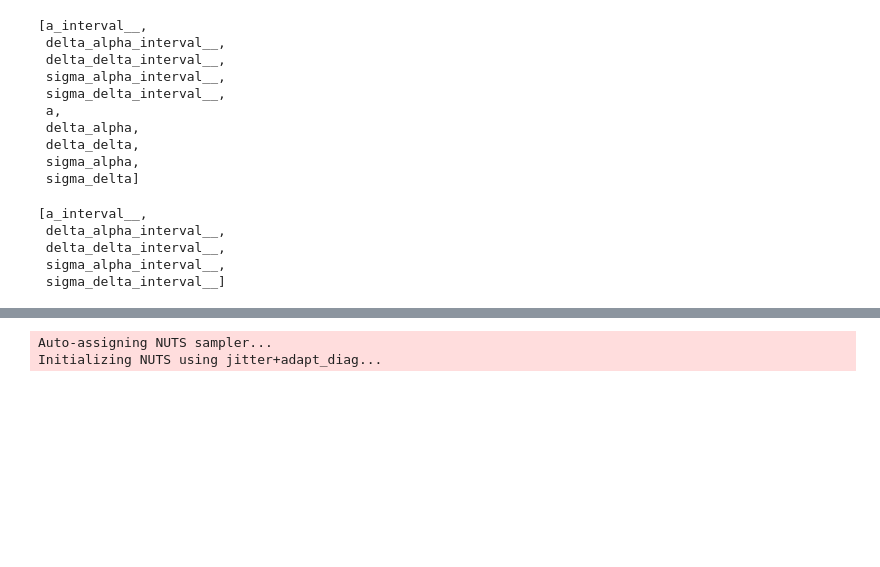
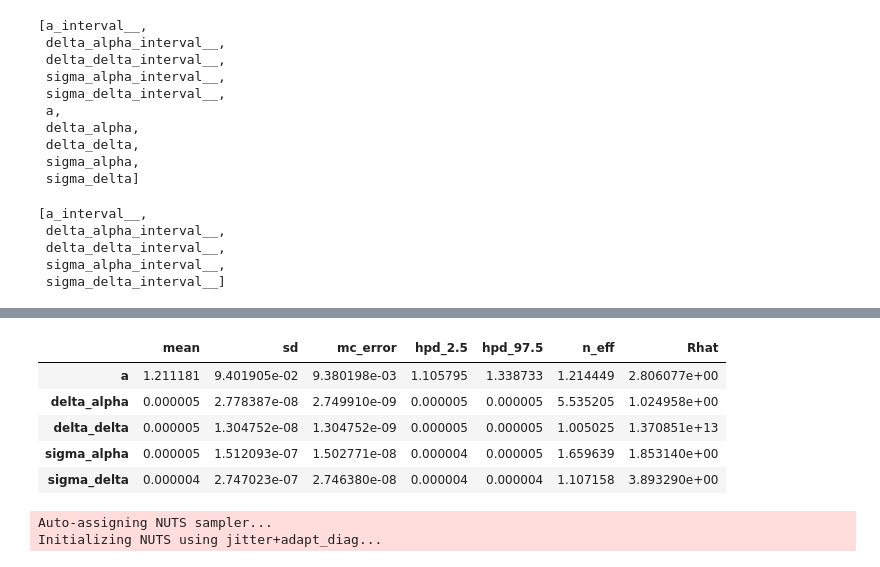
Before and after one commit to iancze/million-points-of-light, a Jupyter notebook: notebooks/Vis2DPyMC3.ipynb, the cells around one changed output, grey strips where cells are left out. Saved outputs shown, nothing was run; the diff lists cells and outputs as text; code cells hidden in the pictures; blank space fills up the shorter version.

```diff
--- a/notebooks/Vis2DPyMC3.ipynb
+++ b/notebooks/Vis2DPyMC3.ipynb
@@ -139,22 +139,17 @@ C_real, C_imag = gridding.calc_matrices(data_points, u_coords, v_coords)
 # %% [markdown]
 # Sampling in PyMC3
 # %%
+# NOTE that these must be `fftshifted` already.
+# add an extra dimension for the later packing into the rfft
+alpha = XX[np.newaxis,:]
+dalpha = np.abs(alpha[0,0,1] - alpha[0,0,0])
+delta = YY[np.newaxis,:]
+ddelta = np.abs(delta[0,1,0] - delta[0,0,0])
+
+real_data = np.real(data_values)
+imag_data = np.imag(data_values)
+
 with pm.Model() as model:
-
-    # create input grid as a shared variable
-    # NOTE that these must be `fftshifted` already.
-    # add an extra dimension for the later packing into the rfft
-    alpha = theano.shared(XX[np.newaxis,:])
-    dalpha = abs(alpha[0,0,1] - alpha[0,0,0])
-    delta = theano.shared(YY[np.newaxis,:])
-    ddelta = abs(delta[0,1,0] - delta[0,0,0])
-
-    # 2) store the image premultiply matrix as a shared variable
-    corrfun = theano.shared(corrfun_mat)
-
-    # 3) store the CSC matrices that interpolate the RFFT grid
-    C_real_sparse = theano.sparse.CSC(C_real.data, C_real.indices, C_real.indptr, C_real.shape)
-    C_imag_sparse = theano.sparse.CSC(C_imag.data, C_imag.indices, C_imag.indptr, C_imag.shape)
 
     # Define the PyMC3 model parameters, which are just for the image plane model
     a = pm.Uniform("a", lower=0.0, upper=10.0)
@@ -162,7 +157,6 @@ with pm.Model() as model:
     delta_delta = pm.Uniform("delta_delta", lower=-1*arcsec, upper=2*arcsec)
     sigma_alpha = pm.Uniform("sigma_alpha", lower=0.5*arcsec, upper=1.5*arcsec)
     sigma_delta = pm.Uniform("sigma_delta", lower=0.5*arcsec, upper=1.5*arcsec)
-
 
     # Calculate the sky-plane model
     I = a * tt.exp(-(alpha - delta_alpha)**2/(2 * sigma_alpha**2) - (delta - delta_delta)**2/(2 * sigma_delta**2))
@@ -181,13 +175,13 @@ with pm.Model() as model:
     vis_imag = rfft[0, :, :, 1].flatten() # imaginary values
 
     # interpolate the RFFT to the baselines by a sparse matrix multiply
-    interp_real = theano.sparse.dot(C_real_sparse, vis_real)
-    interp_imag = theano.sparse.dot(C_imag_sparse, vis_imag)
+    interp_real = theano.sparse.dot(C_real, vis_real)
+    interp_imag = theano.sparse.dot(C_imag, vis_imag)
 
     real_print = tt.printing.Print('interp_real')(interp_real)
     imag_print = tt.printing.Print('interp_imag')(interp_imag)
 
     # condition on the real and imaginary observations
-    pm.Normal("obs_real", mu=interp_real, sd=noise, observed=np.real(data_values))
-    pm.Normal("obs_imag", mu=interp_imag, sd=noise, observed=np.imag(data_values))
+    pm.Normal("obs_real", mu=interp_real, sd=noise, observed=real_data)
+    pm.Normal("obs_imag", mu=interp_imag, sd=noise, observed=imag_data)
 # %% [output]
@@ -239,3 +233,7 @@ model.free_RVs
  delta_delta_interval__,
  sigma_alpha_interval__,
  sigma_delta_interval__]
+# %%
+with model:
+    s = pm.Metropolis(vars=model.free_RVs)
+    trace = pm.sample(100, tune=100, step=s, cores=1)
@@ -242,3 +251,12 @@ model.free_RVs
+# %%
+pm.summary(trace)
+# %% [output]
+|  | mean | sd | mc_error | hpd_2.5 | hpd_97.5 | n_eff | Rhat |
+| a | 1.211181 | 9.401905e-02 | 9.380198e-03 | 1.105795 | 1.338733 | 1.214449 | 2.806077e+00 |
+| delta_alpha | 0.000005 | 2.778387e-08 | 2.749910e-09 | 0.000005 | 0.000005 | 5.535205 | 1.024958e+00 |
+| delta_delta | 0.000005 | 1.304752e-08 | 1.304752e-09 | 0.000005 | 0.000005 | 1.005025 | 1.370851e+13 |
+| sigma_alpha | 0.000005 | 1.512093e-07 | 1.502771e-08 | 0.000004 | 0.000005 | 1.659639 | 1.853140e+00 |
+| sigma_delta | 0.000004 | 2.747023e-07 | 2.746380e-08 | 0.000004 | 0.000004 | 1.107158 | 3.893290e+00 |
 # %%
 with model:
     trace = pm.sample(draws=1000, tune=1000, chains=1)
```
Also changed, not shown: parts of 3 cells of this notebook, 2 other files.
